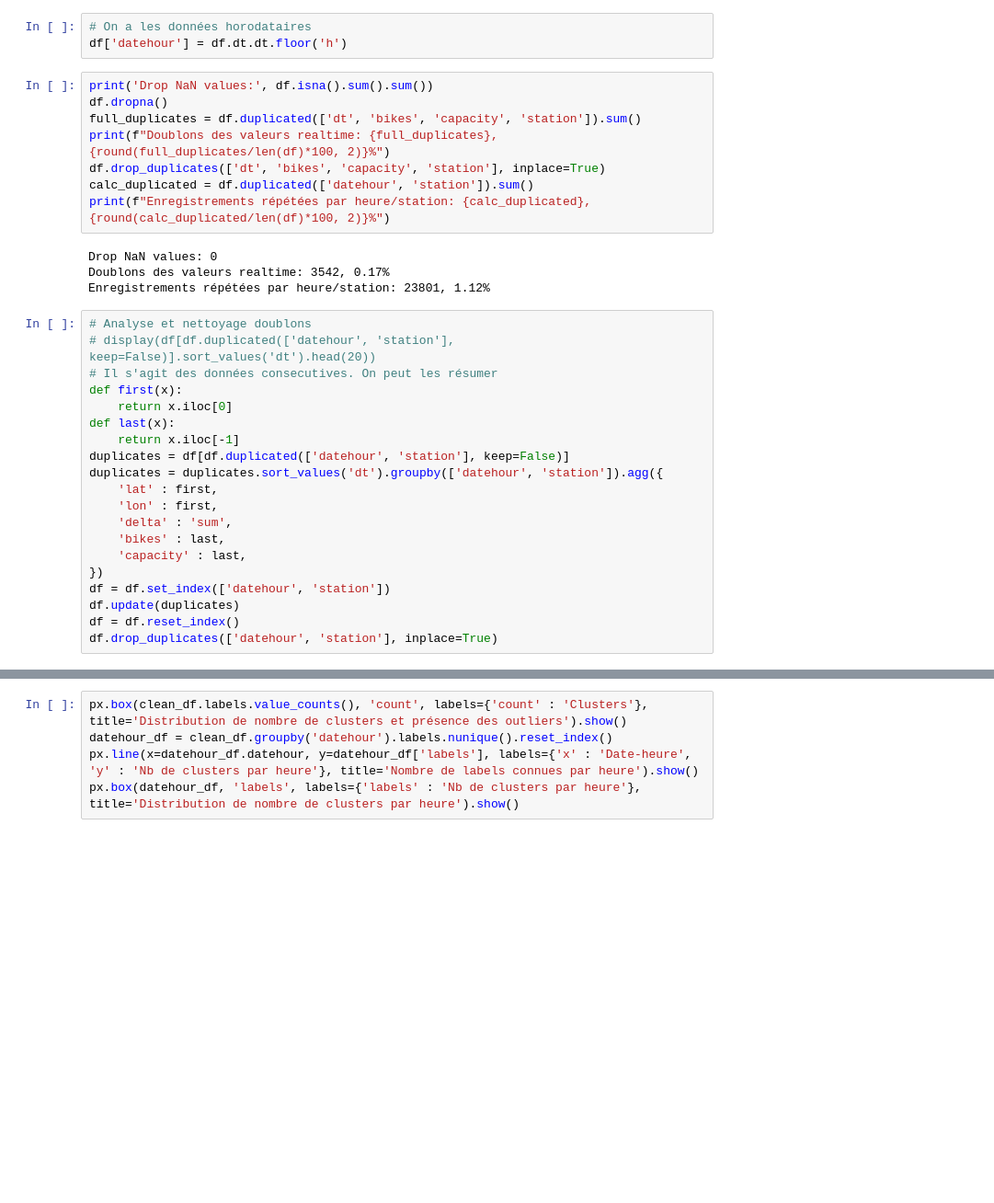
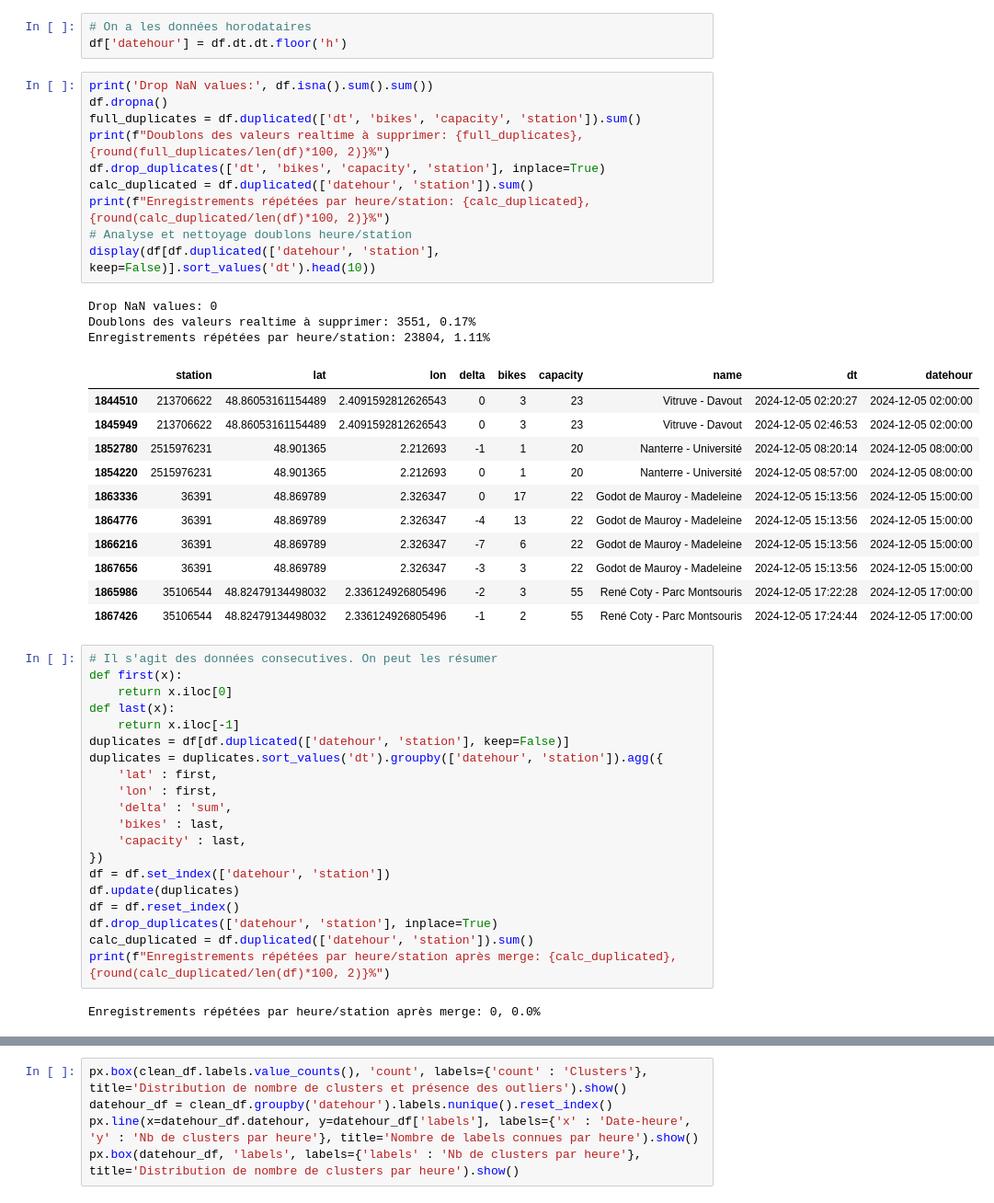
Before and after one commit to shooash/velib_ds, a Jupyter notebook: ExplorationDataViz.ipynb, the cells around one changed output, grey strips where cells are left out. Shown at 92% size. Cells and saved outputs as stored; diff of their text form; blank space fills up the shorter version.

```diff
--- a/ExplorationDataViz.ipynb
+++ b/ExplorationDataViz.ipynb
@@ -21,18 +32,29 @@ df['datehour'] = df.dt.dt.floor('h')
 # %%
 print('Drop NaN values:', df.isna().sum().sum())
 df.dropna()
 full_duplicates = df.duplicated(['dt', 'bikes', 'capacity', 'station']).sum()
-print(f"Doublons des valeurs realtime: {full_duplicates}, {round(full_duplicates/len(df)*100, 2)}%")
+print(f"Doublons des valeurs realtime à supprimer: {full_duplicates}, {round(full_duplicates/len(df)*100, 2)}%")
 df.drop_duplicates(['dt', 'bikes', 'capacity', 'station'], inplace=True)
 calc_duplicated = df.duplicated(['datehour', 'station']).sum()
 print(f"Enregistrements répétées par heure/station: {calc_duplicated}, {round(calc_duplicated/len(df)*100, 2)}%")
+# Analyse et nettoyage doublons heure/station
+display(df[df.duplicated(['datehour', 'station'], keep=False)].sort_values('dt').head(10))
 # %% [output]
 Drop NaN values: 0
-Doublons des valeurs realtime: 3542, 0.17%
-Enregistrements répétées par heure/station: 23801, 1.12%
+Doublons des valeurs realtime à supprimer: 3551, 0.17%
+Enregistrements répétées par heure/station: 23804, 1.11%
+|  | station | lat | lon | delta | bikes | capacity | name | dt | datehour |
+| 1844510 | 213706622 | 48.86053161154489 | 2.4091592812626543 | 0 | 3 | 23 | Vitruve - Davout | 2024-12-05 02:20:27 | 2024-12-05 02:00:00 |
+| 1845949 | 213706622 | 48.86053161154489 | 2.4091592812626543 | 0 | 3 | 23 | Vitruve - Davout | 2024-12-05 02:46:53 | 2024-12-05 02:00:00 |
+| 1852780 | 2515976231 | 48.901365 | 2.212693 | -1 | 1 | 20 | Nanterre - Université | 2024-12-05 08:20:14 | 2024-12-05 08:00:00 |
+| 1854220 | 2515976231 | 48.901365 | 2.212693 | 0 | 1 | 20 | Nanterre - Université | 2024-12-05 08:57:00 | 2024-12-05 08:00:00 |
+| 1863336 | 36391 | 48.869789 | 2.326347 | 0 | 17 | 22 | Godot de Mauroy - Madeleine | 2024-12-05 15:13:56 | 2024-12-05 15:00:00 |
+| 1864776 | 36391 | 48.869789 | 2.326347 | -4 | 13 | 22 | Godot de Mauroy - Madeleine | 2024-12-05 15:13:56 | 2024-12-05 15:00:00 |
+| 1866216 | 36391 | 48.869789 | 2.326347 | -7 | 6 | 22 | Godot de Mauroy - Madeleine | 2024-12-05 15:13:56 | 2024-12-05 15:00:00 |
+| 1867656 | 36391 | 48.869789 | 2.326347 | -3 | 3 | 22 | Godot de Mauroy - Madeleine | 2024-12-05 15:13:56 | 2024-12-05 15:00:00 |
+| 1865986 | 35106544 | 48.82479134498032 | 2.336124926805496 | -2 | 3 | 55 | René Coty - Parc Montsouris | 2024-12-05 17:22:28 | 2024-12-05 17:00:00 |
+| 1867426 | 35106544 | 48.82479134498032 | 2.336124926805496 | -1 | 2 | 55 | René Coty - Parc Montsouris | 2024-12-05 17:24:44 | 2024-12-05 17:00:00 |
 # %%
-# Analyse et nettoyage doublons
-# display(df[df.duplicated(['datehour', 'station'], keep=False)].sort_values('dt').head(20))
 # Il s'agit des données consecutives. On peut les résumer
 def first(x):
     return x.iloc[0]
@@ -50,4 +72,8 @@ df = df.set_index(['datehour', 'station'])
 df.update(duplicates)
 df = df.reset_index()
 df.drop_duplicates(['datehour', 'station'], inplace=True)
+calc_duplicated = df.duplicated(['datehour', 'station']).sum()
+print(f"Enregistrements répétées par heure/station après merge: {calc_duplicated}, {round(calc_duplicated/len(df)*100, 2)}%")
+# %% [output]
+Enregistrements répétées par heure/station après merge: 0, 0.0%
 # %%
```
Also changed, not shown: parts of 25 cells of this notebook.
